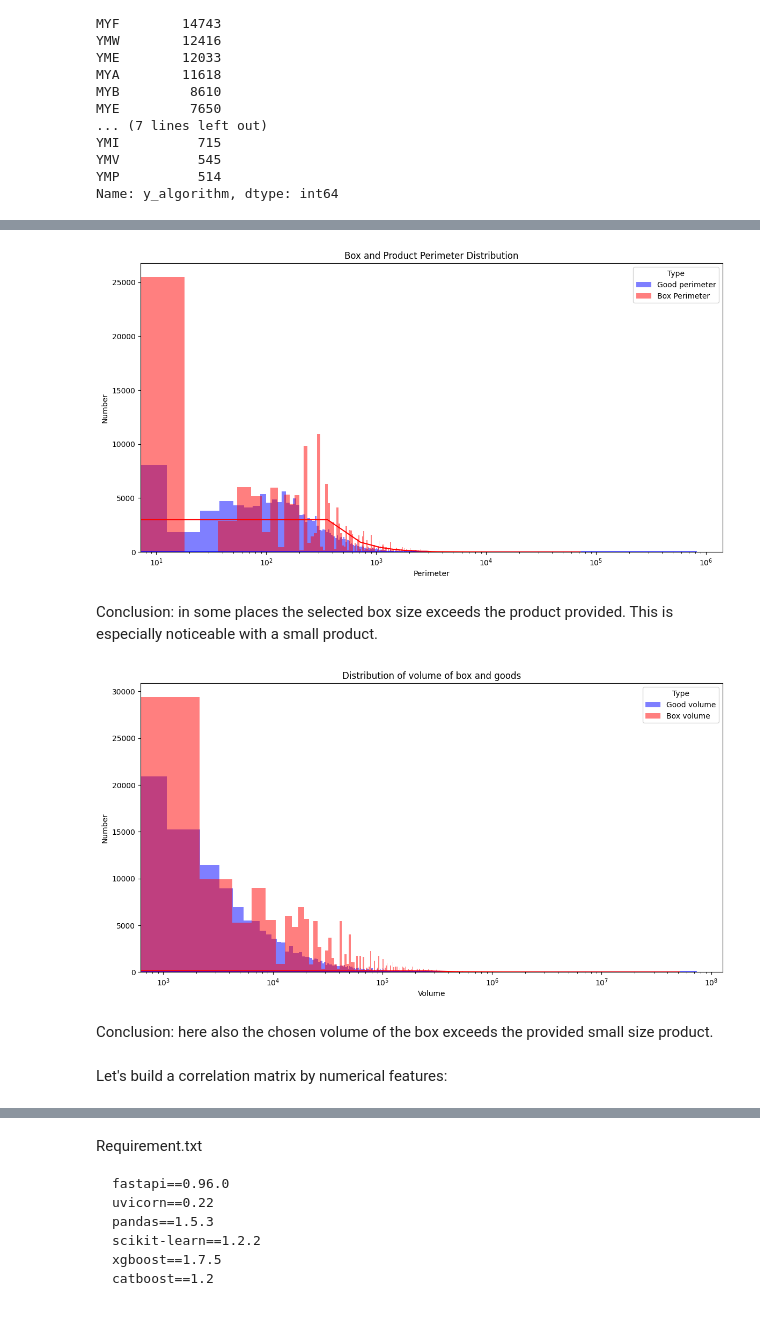
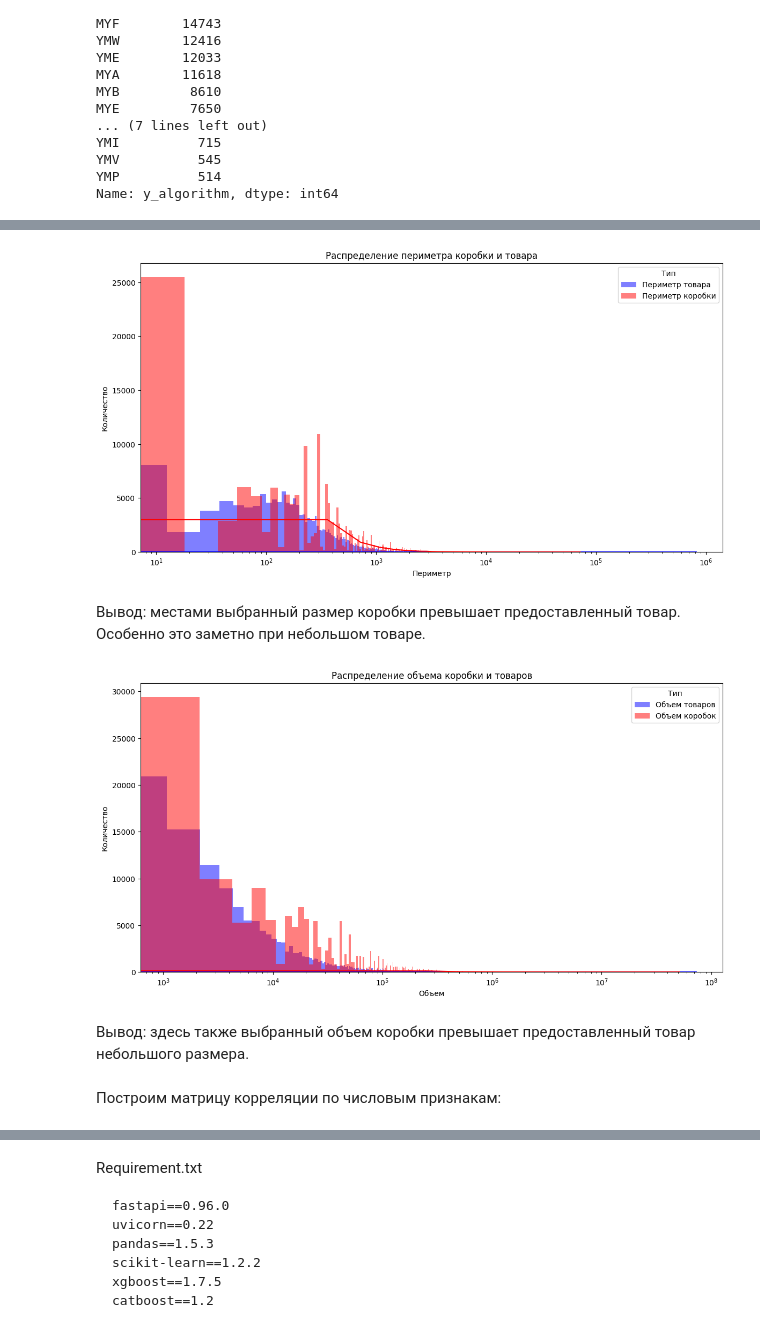
Before and after one commit to TimurSalakhetdinov/Yandex_Market_Hackathon, a Jupyter notebook: DS_hackathon_part1_EDA.ipynb, the cells around one changed output, grey strips where cells are left out. Saved outputs shown, nothing was run; the diff lists cells and outputs as text; code cells hidden in the pictures.

```diff
--- a/DS_hackathon_part1_EDA.ipynb
+++ b/DS_hackathon_part1_EDA.ipynb
@@ -1155,43 +1152,43 @@ data_grouped.head()
 | 3 | 0000fc4c7acac6e89f82392b90e47a27 | 6 | 1 | 1.20 | 183.00 | 353.40 | 4248 | 20694 |
 | 4 | 0001963724fa4cc12d4f025056085633 | 60 | 1 | 13.34 | 2,040.00 | 5,100.00 | 73800 | 1080000 |
 # %%
-# Let's build a graph with a breakdown along the perimeter of boxes and goods:
+# Построим график с разбивкой по периметру коробок и товара:
 plt.figure(figsize=(14, 7))
 
-sns.histplot(data=data_grouped['good_perimeter'], color='blue', label='Good perimeter', kde=True)
-sns.histplot(data=data_grouped['box_perimeter'], color='red', label='Box Perimeter', kde=True)
+sns.histplot(data=data_grouped['good_perimeter'], color='blue', label='Периметр товара', kde=True)
+sns.histplot(data=data_grouped['box_perimeter'], color='red', label='Периметр коробки', kde=True)
 
-plt.xlabel('Perimeter')
-plt.ylabel('Number')
-plt.title('Box and Product Perimeter Distribution')
-plt.legend(title='Type')
+plt.xlabel('Периметр')
+plt.ylabel('Количество')
+plt.title('Распределение периметра коробки и товара')
+plt.legend(title='Тип')
 
-plt.xscale('log') # Set x-axis to logarithmic scale
+plt.xscale('log')  # Установим x-axis как логарифмическую шкалу
 
 plt.show()
 # %% [output]
-[figure, old version]
+[figure, new version]
-# %% [markdown]
-Conclusion: in some places the selected box size exceeds the product provided. This is especially noticeable with a small product.
+# %% [markdown]
+Вывод: местами выбранный размер коробки превышает предоставленный товар. Особенно это заметно при небольшом товаре.
 # %%
-# Let's build a graph with a breakdown by the volume of boxes and goods:
+# Построим график с разбивкой по объему коробок и товара:
 plt.figure(figsize=(14, 7))
 
-sns.histplot(data=data_grouped['good_volume'], color='blue', label='Good volume', kde=True)
-sns.histplot(data=data_grouped['box_volume'], color='red', label='Box volume', kde=True)
+sns.histplot(data=data_grouped['good_volume'], color='blue', label='Объем товаров', kde=True)
+sns.histplot(data=data_grouped['box_volume'], color='red', label='Объем коробок', kde=True)
 
-plt.xlabel('Volume')
-plt.ylabel('Number')
-plt.title('Distribution of volume of box and goods')
-plt.legend(title='Type')
+plt.xlabel('Объем')
+plt.ylabel('Количество')
+plt.title('Распределение объема коробки и товаров')
+plt.legend(title='Тип')
 
-plt.xscale('log') # Set x-axis to logarithmic scale
+plt.xscale('log')  # Установим x-axis как логарифмическую шкалу
 
 plt.show()
 # %% [output]
-[figure, old version]
+[figure, new version]
-# %% [markdown]
-Conclusion: here also the chosen volume of the box exceeds the provided small size product.
-# %% [markdown]
-Let's build a correlation matrix by numerical features:
+# %% [markdown]
+Вывод: здесь также выбранный объем коробки превышает предоставленный товар небольшого размера.
+# %% [markdown]
+Построим матрицу корреляции по числовым признакам:
 # %%
```
Also changed, not shown: parts of 177 cells of this notebook, 2 other files.
